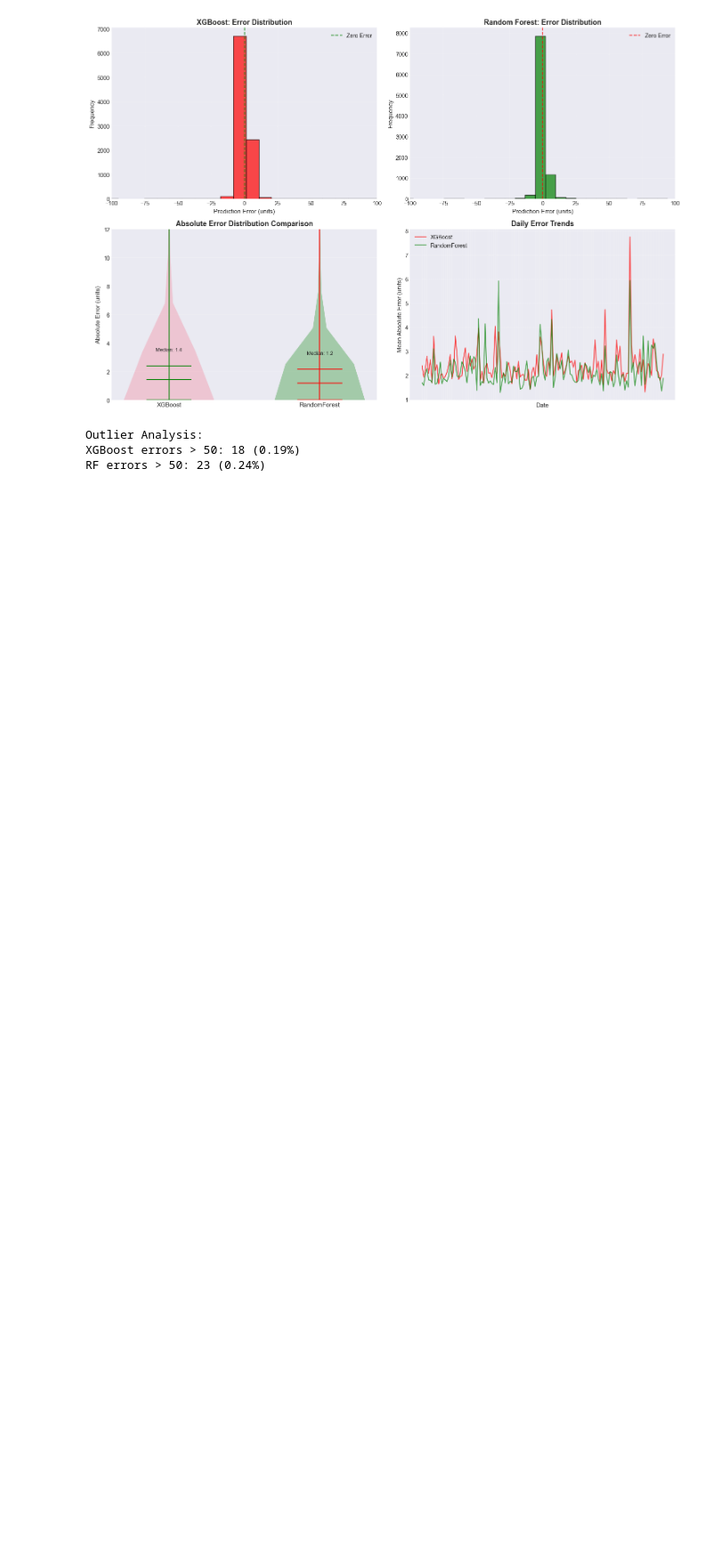
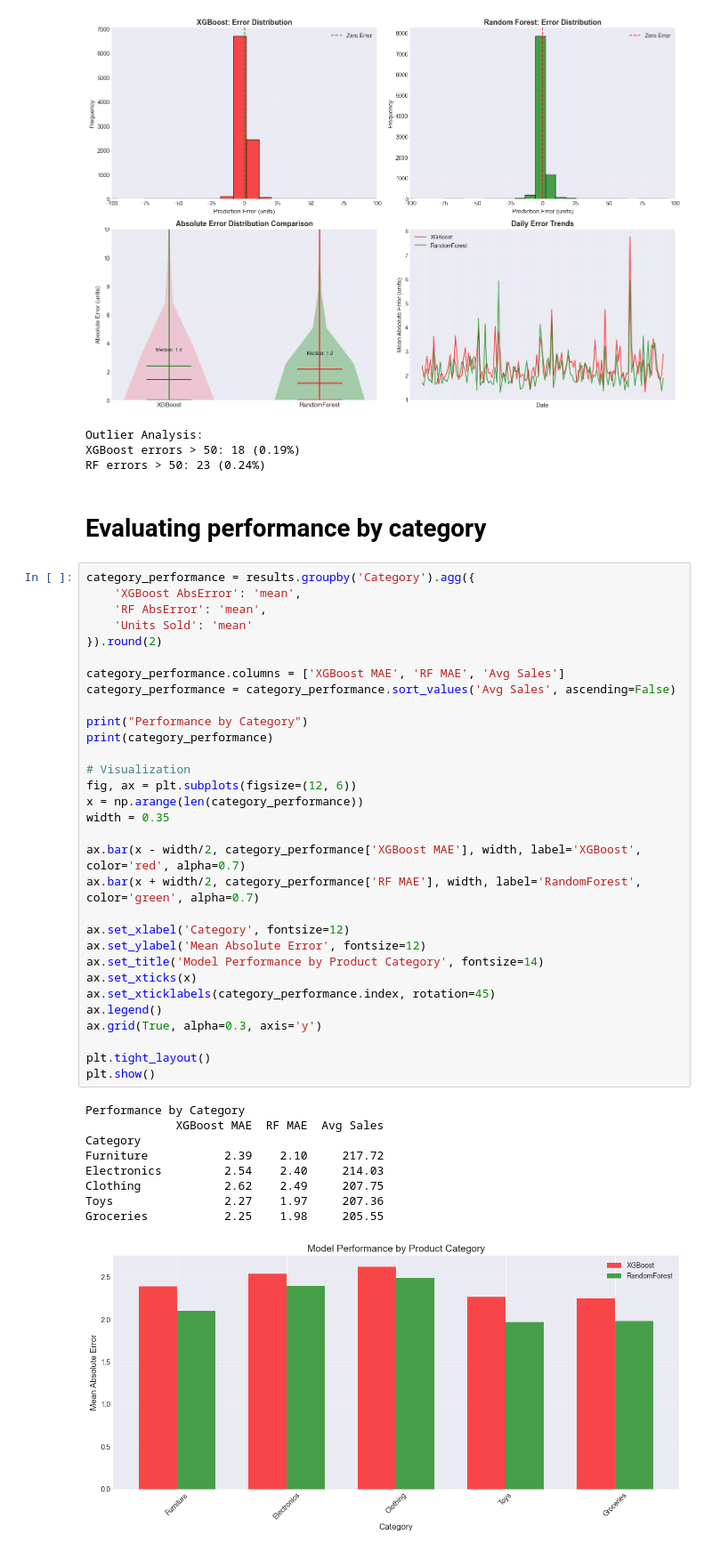
Before and after one commit to ElliottYankee/Retail-Sales-Forecasting-Pipeline, a Jupyter notebook: notebooks/model_comparison.ipynb, the cells around one changed output. Shown: that part at 89% size. Saved outputs shown, nothing was run; the diff lists cells and outputs as text; blank space fills up the shorter version.

Commit message:
Constructed performance by category graphs to compare MAE results between XGBoost and RandomForest

```diff
--- a/notebooks/model_comparison.ipynb
+++ b/notebooks/model_comparison.ipynb
@@ -194,3 +194,46 @@ print(f"RF errors > 50: {(results['RF AbsError'] > 50).sum()} ({(results['RF Abs
 Outlier Analysis:
 XGBoost errors > 50: 18 (0.19%)
 RF errors > 50: 23 (0.24%)
+# %% [markdown]
+# Evaluating performance by category
+# %%
+category_performance = results.groupby('Category').agg({
+    'XGBoost AbsError': 'mean',
+    'RF AbsError': 'mean',
+    'Units Sold': 'mean'
+}).round(2)
+
+category_performance.columns = ['XGBoost MAE', 'RF MAE', 'Avg Sales']
+category_performance = category_performance.sort_values('Avg Sales', ascending=False)
+
+print("Performance by Category")
+print(category_performance)
+
+# Visualization
+fig, ax = plt.subplots(figsize=(12, 6))
+x = np.arange(len(category_performance))
+width = 0.35
+
+ax.bar(x - width/2, category_performance['XGBoost MAE'], width, label='XGBoost', color='red', alpha=0.7)
+ax.bar(x + width/2, category_performance['RF MAE'], width, label='RandomForest', color='green', alpha=0.7)
+
+ax.set_xlabel('Category', fontsize=12)
+ax.set_ylabel('Mean Absolute Error', fontsize=12)
+ax.set_title('Model Performance by Product Category', fontsize=14)
+ax.set_xticks(x)
+ax.set_xticklabels(category_performance.index, rotation=45)
+ax.legend()
+ax.grid(True, alpha=0.3, axis='y')
+
+plt.tight_layout()
+plt.show()
+# %% [output]
+Performance by Category
+             XGBoost MAE  RF MAE  Avg Sales
+Category
+Furniture           2.39    2.10     217.72
+Electronics         2.54    2.40     214.03
+Clothing            2.62    2.49     207.75
+Toys                2.27    1.97     207.36
+Groceries           2.25    1.98     205.55
+[figure, added]
```
